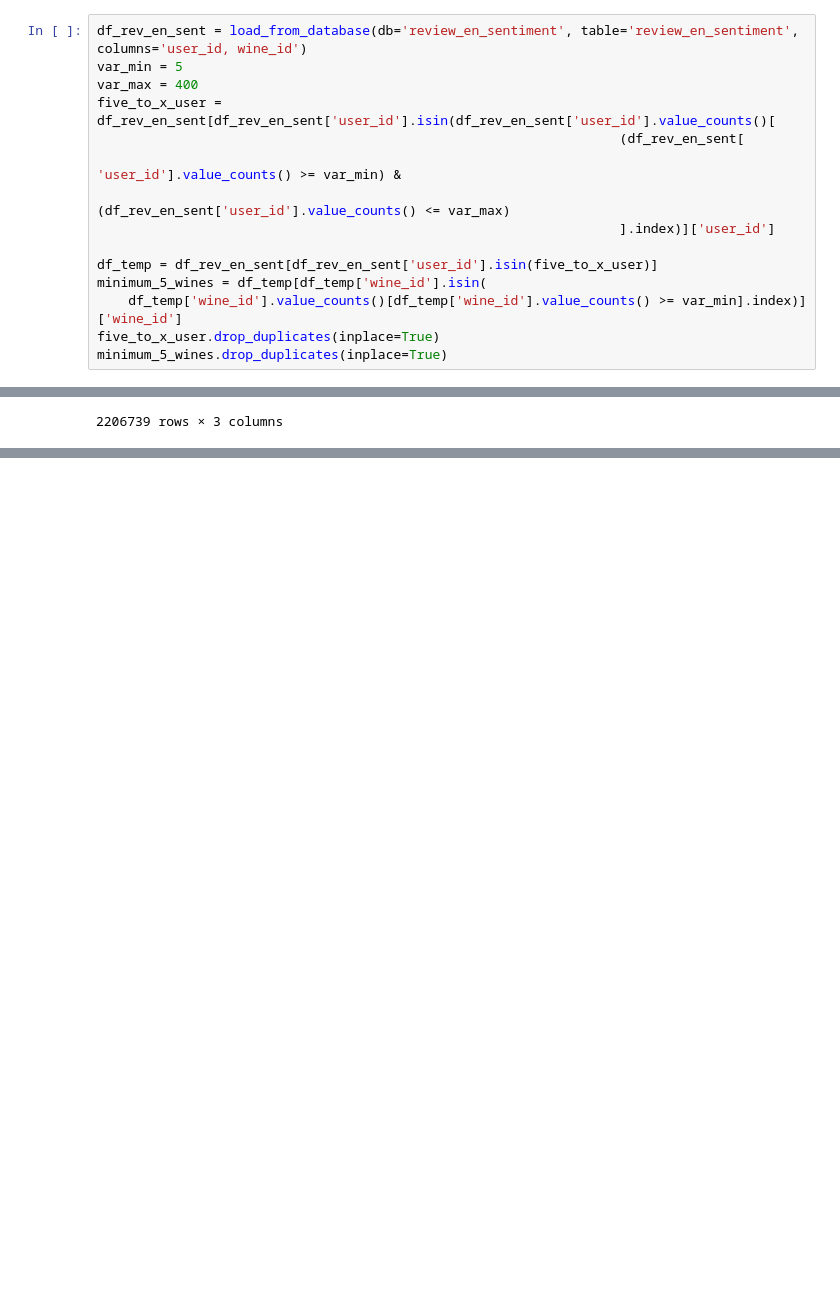
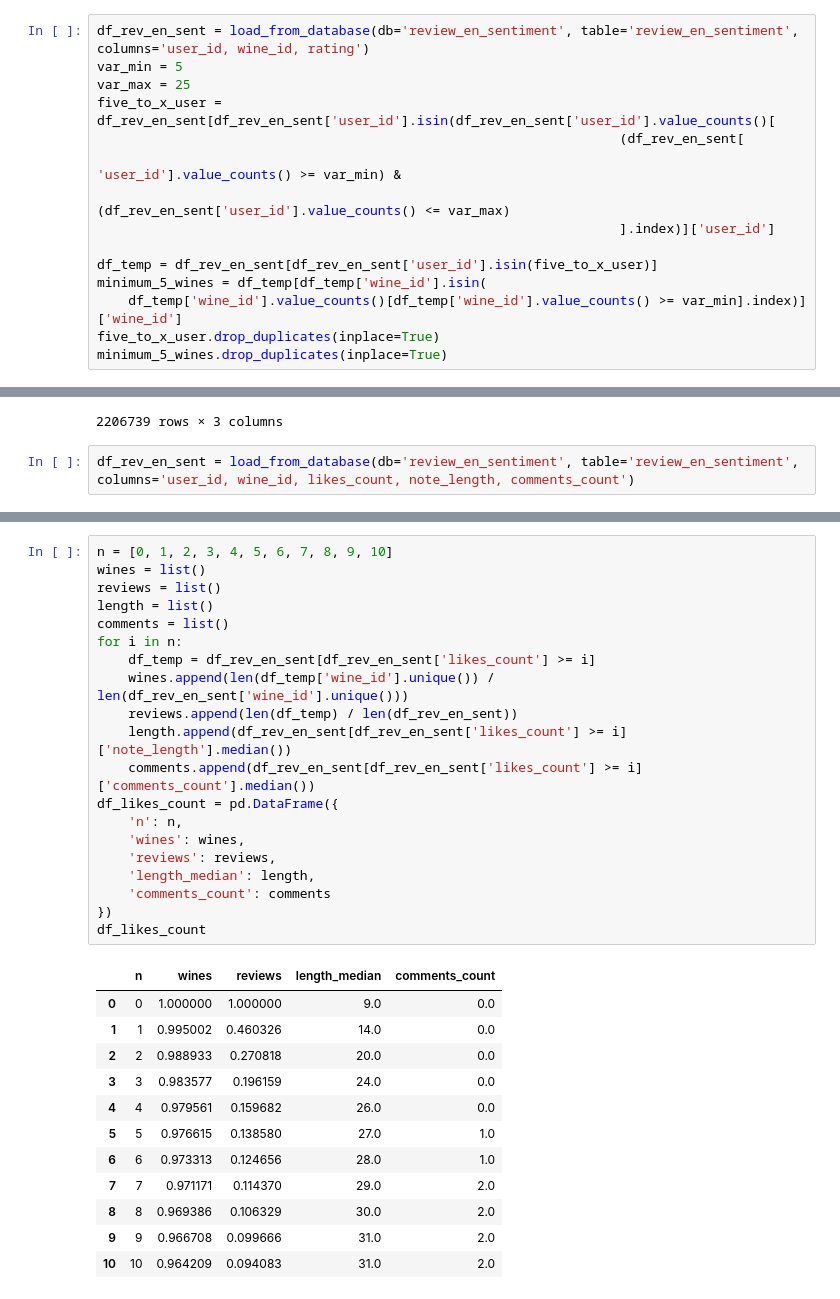
Before and after one commit to M4rl0wBuongustaio/master_thesis_ai_sommelier, a Jupyter notebook: analysis/visualization.ipynb, the cells around one changed output, grey strips where cells are left out. Cells and saved outputs as stored; diff of their text form; blank space fills up the shorter version.

```diff
--- a/analysis/visualization.ipynb
+++ b/analysis/visualization.ipynb
@@ -538,9 +538,9 @@ df_rev_en_sent.created_at[0]
 # %% [output]
 '2011-07-19T21:21:22.000Z'
 # %%
-df_rev_en_sent = load_from_database(db='review_en_sentiment', table='review_en_sentiment', columns='user_id, wine_id')
+df_rev_en_sent = load_from_database(db='review_en_sentiment', table='review_en_sentiment', columns='user_id, wine_id, rating')
 var_min = 5
-var_max = 400
+var_max = 25
 five_to_x_user = df_rev_en_sent[df_rev_en_sent['user_id'].isin(df_rev_en_sent['user_id'].value_counts()[
                                                                    (df_rev_en_sent[
                                                                         'user_id'].value_counts() >= var_min) &
@@ -670,3 +680,5 @@ pd.concat([df_en_train[df_en_train['user_id'].isin(intersection)], df_en_test[df
 | 473089 | 31914820 | 1713612 | 5.0 |
 | 473090 | 11493273 | 1141354 | 4.0 |
 2206739 rows × 3 columns
+# %%
+df_rev_en_sent = load_from_database(db='review_en_sentiment', table='review_en_sentiment', columns='user_id, wine_id, likes_count, note_length, comments_count')
@@ -672,0 +689,33 @@ pd.concat([df_en_train[df_en_train['user_id'].isin(intersection)], df_en_test[df
+# %%
+n = [0, 1, 2, 3, 4, 5, 6, 7, 8, 9, 10]
+wines = list()
+reviews = list()
+length = list()
+comments = list()
+for i in n:
+    df_temp = df_rev_en_sent[df_rev_en_sent['likes_count'] >= i]
+    wines.append(len(df_temp['wine_id'].unique()) / len(df_rev_en_sent['wine_id'].unique()))
+    reviews.append(len(df_temp) / len(df_rev_en_sent))
+    length.append(df_rev_en_sent[df_rev_en_sent['likes_count'] >= i]['note_length'].median())
+    comments.append(df_rev_en_sent[df_rev_en_sent['likes_count'] >= i]['comments_count'].median())
+df_likes_count = pd.DataFrame({
+    'n': n,
+    'wines': wines,
+    'reviews': reviews,
+    'length_median': length,
+    'comments_count': comments
+})
+df_likes_count
+# %% [output]
+|  | n | wines | reviews | length_median | comments_count |
+| 0 | 0 | 1.000000 | 1.000000 | 9.0 | 0.0 |
+| 1 | 1 | 0.995002 | 0.460326 | 14.0 | 0.0 |
+| 2 | 2 | 0.988933 | 0.270818 | 20.0 | 0.0 |
+| 3 | 3 | 0.983577 | 0.196159 | 24.0 | 0.0 |
+| 4 | 4 | 0.979561 | 0.159682 | 26.0 | 0.0 |
+| 5 | 5 | 0.976615 | 0.138580 | 27.0 | 1.0 |
+| 6 | 6 | 0.973313 | 0.124656 | 28.0 | 1.0 |
+| 7 | 7 | 0.971171 | 0.114370 | 29.0 | 2.0 |
+| 8 | 8 | 0.969386 | 0.106329 | 30.0 | 2.0 |
+| 9 | 9 | 0.966708 | 0.099666 | 31.0 | 2.0 |
+| 10 | 10 | 0.964209 | 0.094083 | 31.0 | 2.0 |
```
Also changed, not shown: parts of 9 cells of this notebook, 7 other files.
